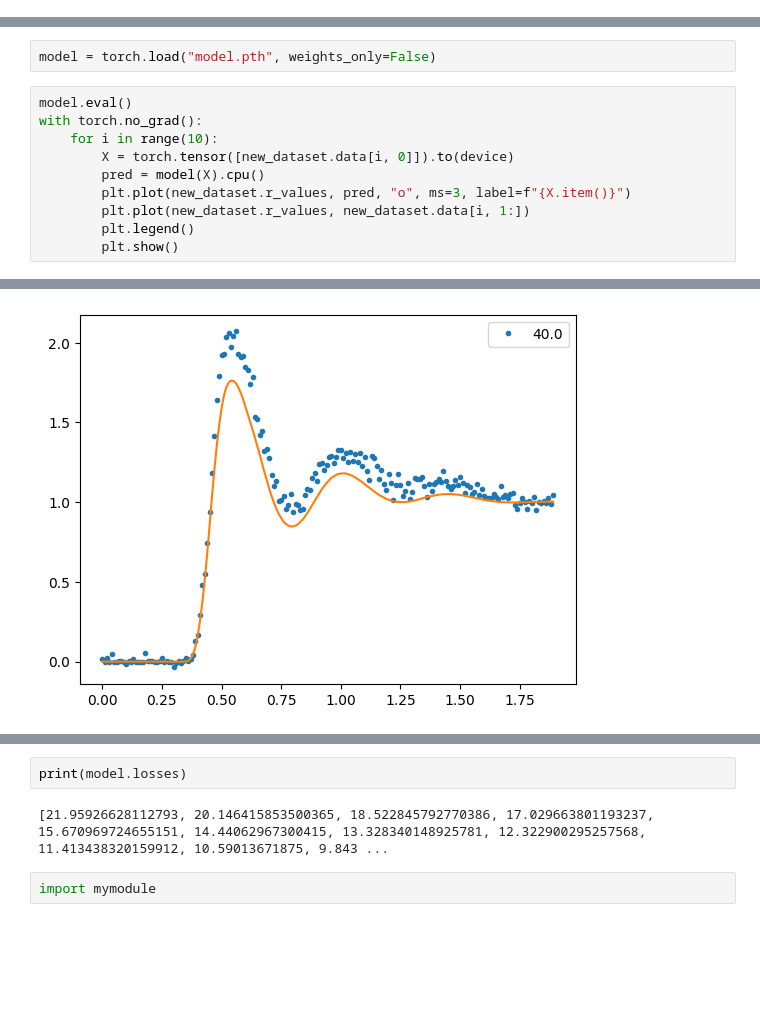
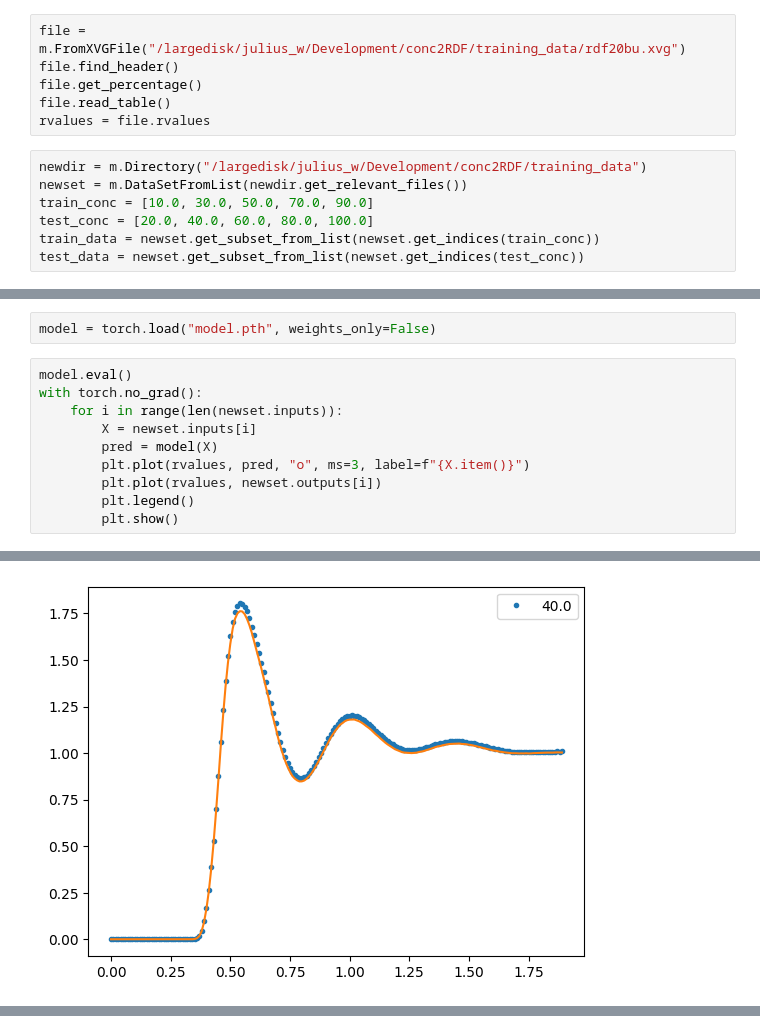
Before and after one commit to JuKoWi/conc2RDF, a Jupyter notebook: dev.ipynb, the cells around one changed output, grey strips where cells are left out. Saved outputs shown, nothing was run; the diff lists cells and outputs as text; blank space fills up the shorter version.

```diff
--- a/dev.ipynb
+++ b/dev.ipynb
@@ -99,0 +11,13 @@ class NeuralNetwork(nn.Module):
+# %%
+file = m.FromXVGFile("/largedisk/julius_w/Development/conc2RDF/training_data/rdf20bu.xvg")
+file.find_header()
+file.get_percentage()
+file.read_table()
+rvalues = file.rvalues
+# %%
+newdir = m.Directory("/largedisk/julius_w/Development/conc2RDF/training_data")
+newset = m.DataSetFromList(newdir.get_relevant_files())
+train_conc = [10.0, 30.0, 50.0, 70.0, 90.0]
+test_conc = [20.0, 40.0, 60.0, 80.0, 100.0]
+train_data = newset.get_subset_from_list(newset.get_indices(train_conc))
+test_data = newset.get_subset_from_list(newset.get_indices(test_conc))
@@ -102,11 +84,11 @@ model = torch.load("model.pth", weights_only=False)
 # %%
 model.eval()
 with torch.no_grad():
-    for i in range(10):
-        X = torch.tensor([new_dataset.data[i, 0]]).to(device)
-        pred = model(X).cpu()
-        plt.plot(new_dataset.r_values, pred, "o", ms=3, label=f"{X.item()}")
-        plt.plot(new_dataset.r_values, new_dataset.data[i, 1:])
+    for i in range(len(newset.inputs)):
+        X = newset.inputs[i]
+        pred = model(X)
+        plt.plot(rvalues, pred, "o", ms=3, label=f"{X.item()}")
+        plt.plot(rvalues, newset.outputs[i])
         plt.legend()
         plt.show()
 # %% [output]
@@ -116 +98 @@ with torch.no_grad():
-[figure, old version]
+[figure, new version]
@@ -123,6 +105,0 @@ with torch.no_grad():
-# %%
-print(model.losses)
-# %% [output]
-[21.95926628112793, 20.146415853500365, 18.522845792770386, 17.029663801193237, 15.670969724655151, 14.44062967300415, 13.328340148925781, 12.322900295257568, 11.413438320159912, 10.59013671875, 9.843 ...
-# %%
-import mymodule
```
Also changed, not shown: parts of 5 cells of this notebook, 2 other files.
